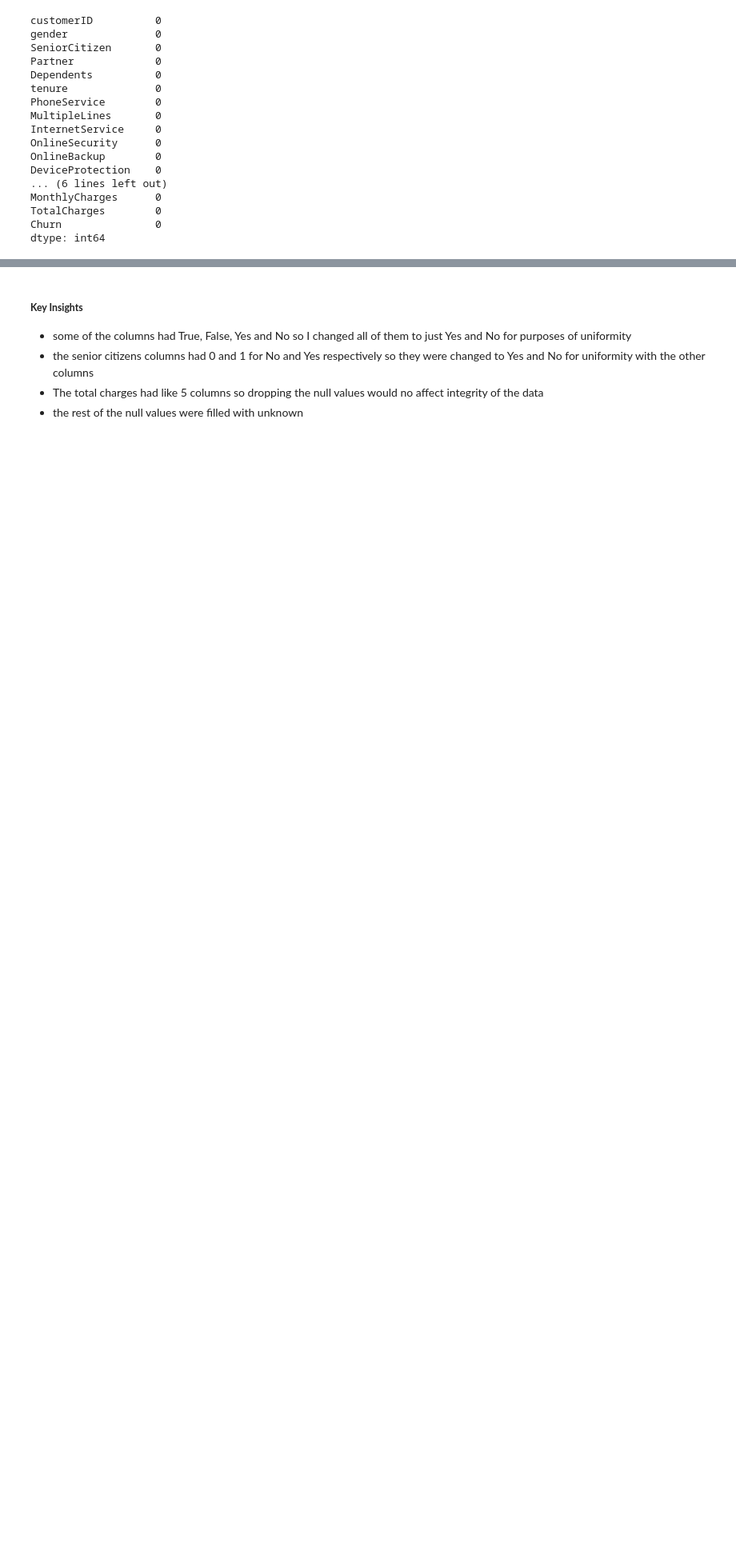
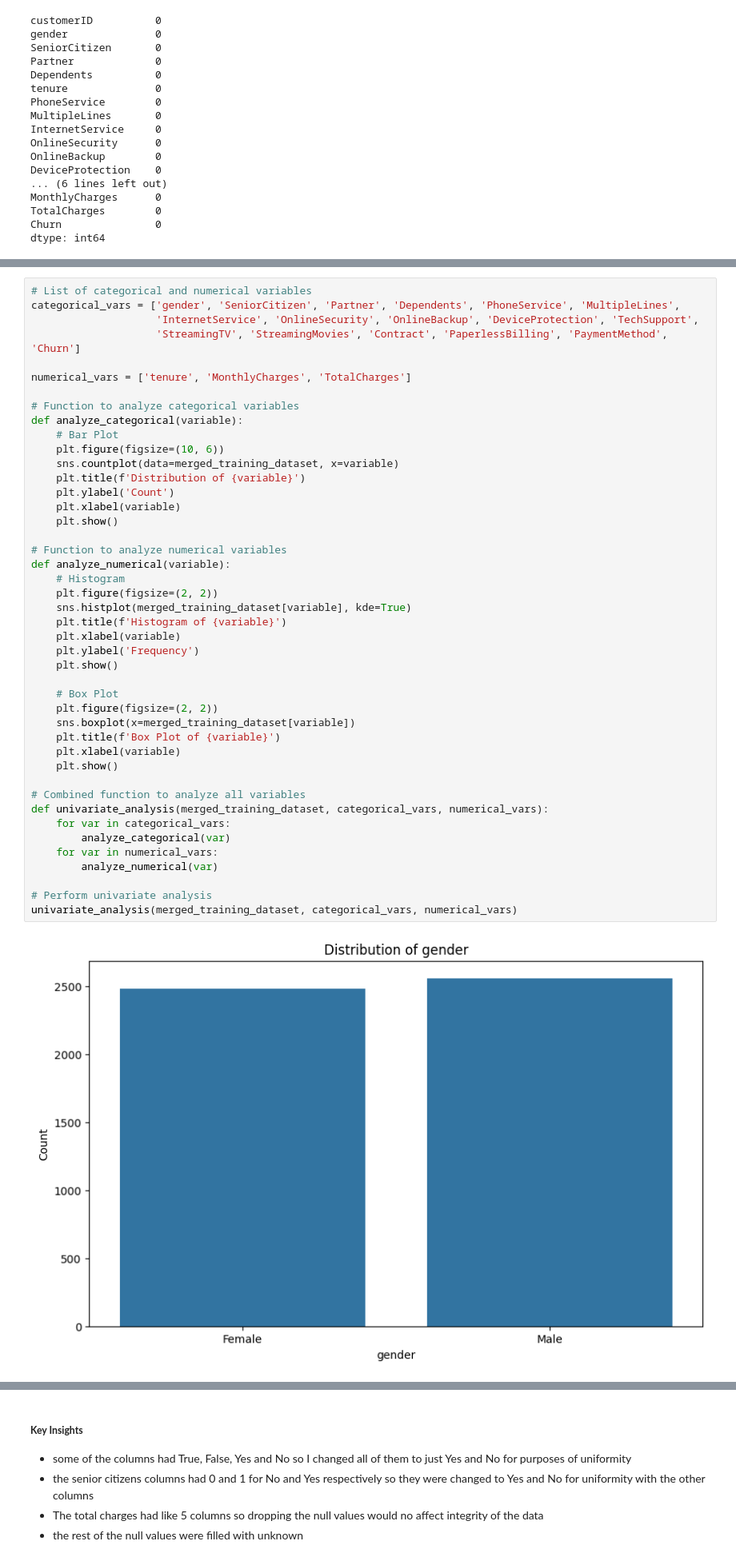
Before and after one commit to lizjelimo/Churn-Analysis, a Jupyter notebook: notebooks/main.ipynb, the cells around one changed output, grey strips where cells are left out. Shown at 80% size. Cells and saved outputs as stored; diff of their text form; blank space fills up the shorter version.

Commit message:
univariate analysis

```diff
--- a/notebooks/main.ipynb
+++ b/notebooks/main.ipynb
@@ -187,0 +210,46 @@ dtype: int64
+# %%
+# List of categorical and numerical variables
+categorical_vars = ['gender', 'SeniorCitizen', 'Partner', 'Dependents', 'PhoneService', 'MultipleLines',
+                    'InternetService', 'OnlineSecurity', 'OnlineBackup', 'DeviceProtection', 'TechSupport',
+                    'StreamingTV', 'StreamingMovies', 'Contract', 'PaperlessBilling', 'PaymentMethod', 'Churn']
+
+numerical_vars = ['tenure', 'MonthlyCharges', 'TotalCharges']
+
+# Function to analyze categorical variables
+def analyze_categorical(variable):
+    # Bar Plot
+    plt.figure(figsize=(10, 6))
+    sns.countplot(data=merged_training_dataset, x=variable)
+    plt.title(f'Distribution of {variable}')
+    plt.ylabel('Count')
+    plt.xlabel(variable)
+    plt.show()
+
+# Function to analyze numerical variables
+def analyze_numerical(variable):
+    # Histogram
+    plt.figure(figsize=(2, 2))
+    sns.histplot(merged_training_dataset[variable], kde=True)
+    plt.title(f'Histogram of {variable}')
+    plt.xlabel(variable)
+    plt.ylabel('Frequency')
+    plt.show()
+
+    # Box Plot
+    plt.figure(figsize=(2, 2))
+    sns.boxplot(x=merged_training_dataset[variable])
+    plt.title(f'Box Plot of {variable}')
+    plt.xlabel(variable)
+    plt.show()
+
+# Combined function to analyze all variables
+def univariate_analysis(merged_training_dataset, categorical_vars, numerical_vars):
+    for var in categorical_vars:
+        analyze_categorical(var)
+    for var in numerical_vars:
+        analyze_numerical(var)
+
+# Perform univariate analysis
+univariate_analysis(merged_training_dataset, categorical_vars, numerical_vars)
+# %% [output]
+[figure, added]
```
Also changed, not shown: parts of 5 cells of this notebook.
